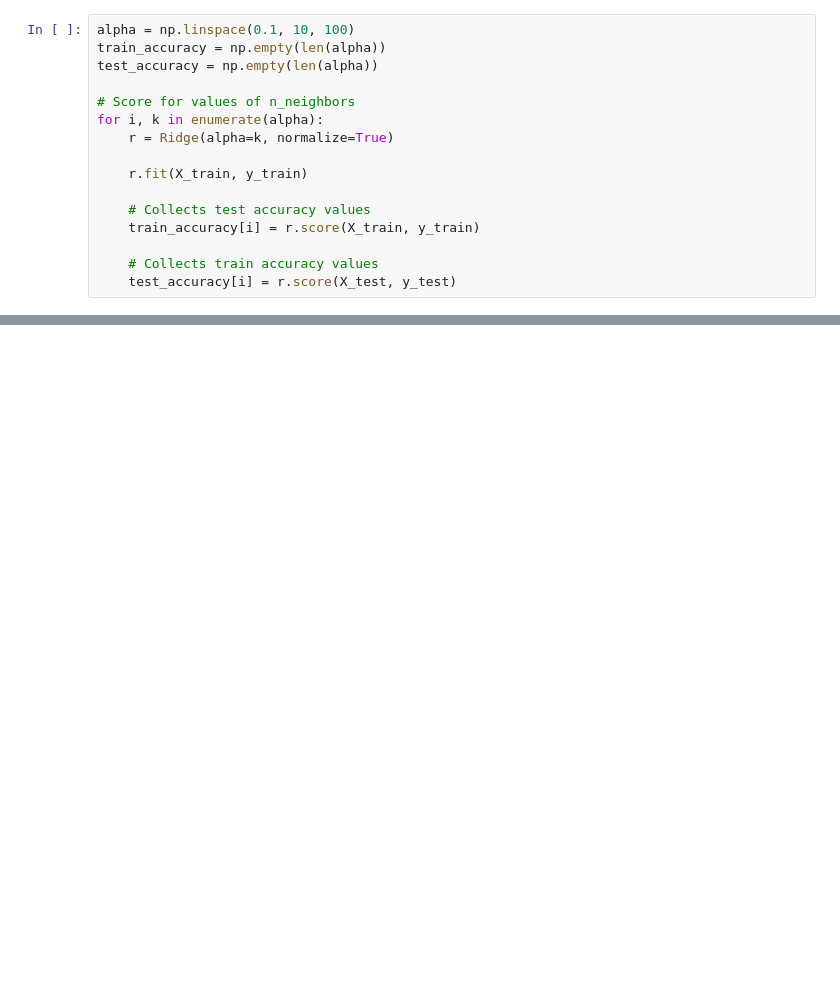
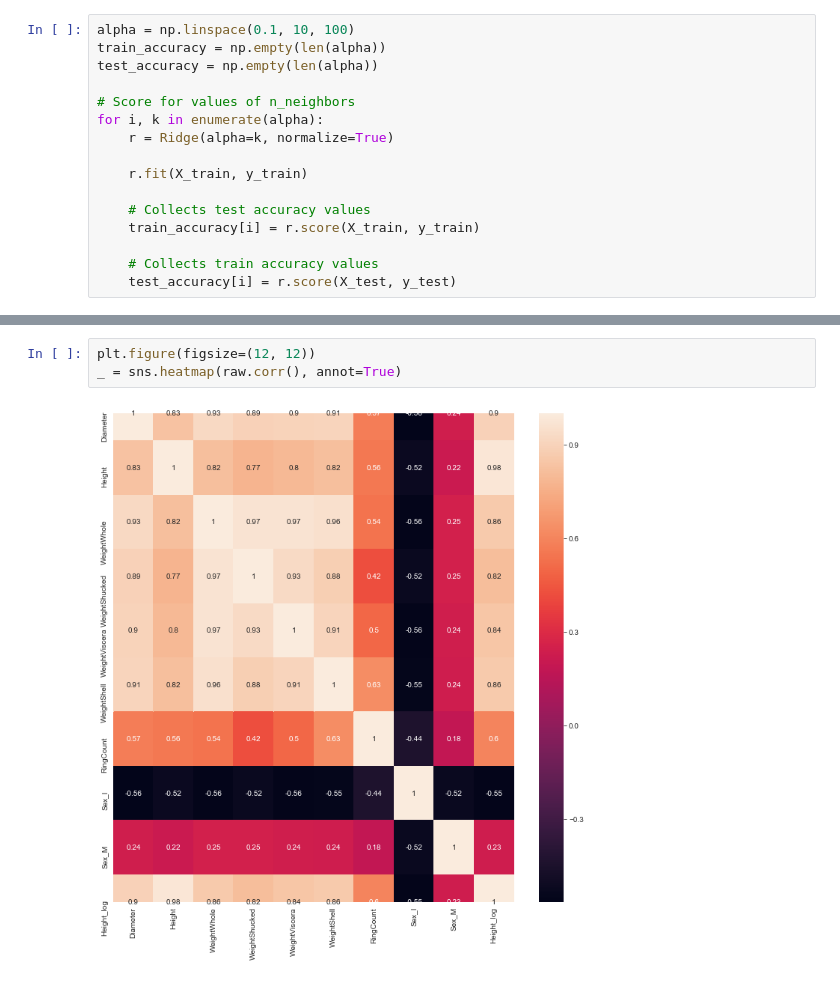
Before and after one commit to chrisammon3000/uci-abalone, a Jupyter notebook: notebooks/190924-gcl-initial-exploration.ipynb, the cells around one changed output, grey strips where cells are left out. Saved outputs shown, nothing was run; the diff lists cells and outputs as text; blank space fills up the shorter version.

```diff
--- a/notebooks/190924-gcl-initial-exploration.ipynb
+++ b/notebooks/190924-gcl-initial-exploration.ipynb
@@ -468,0 +473,5 @@ cross_val_score(r, X, y, cv=10).mean()
+# %%
+plt.figure(figsize=(12, 12))
+_ = sns.heatmap(raw.corr(), annot=True)
+# %% [output]
+[figure, added]
```
Also changed, not shown: parts of 10 cells of this notebook.
